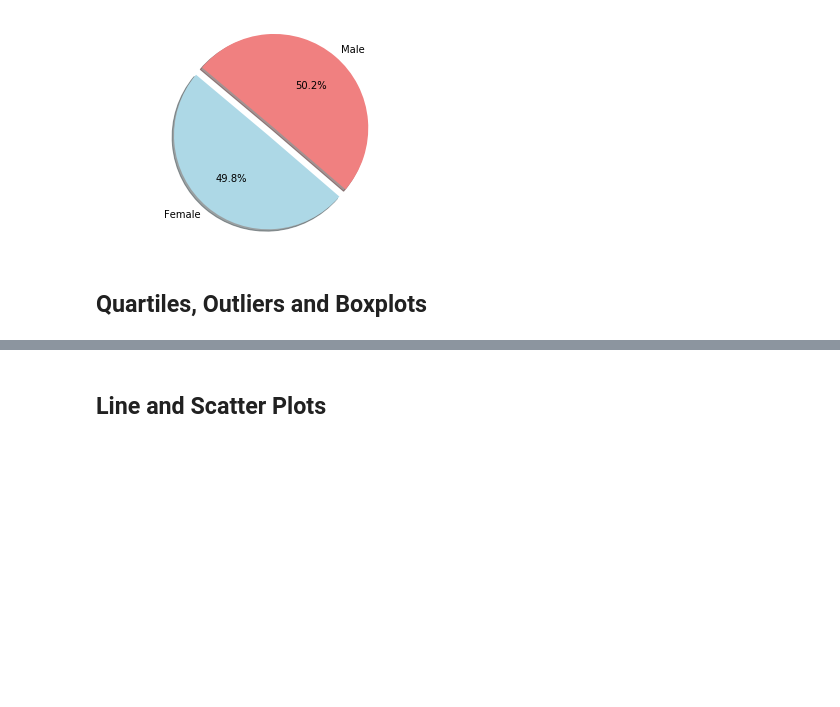
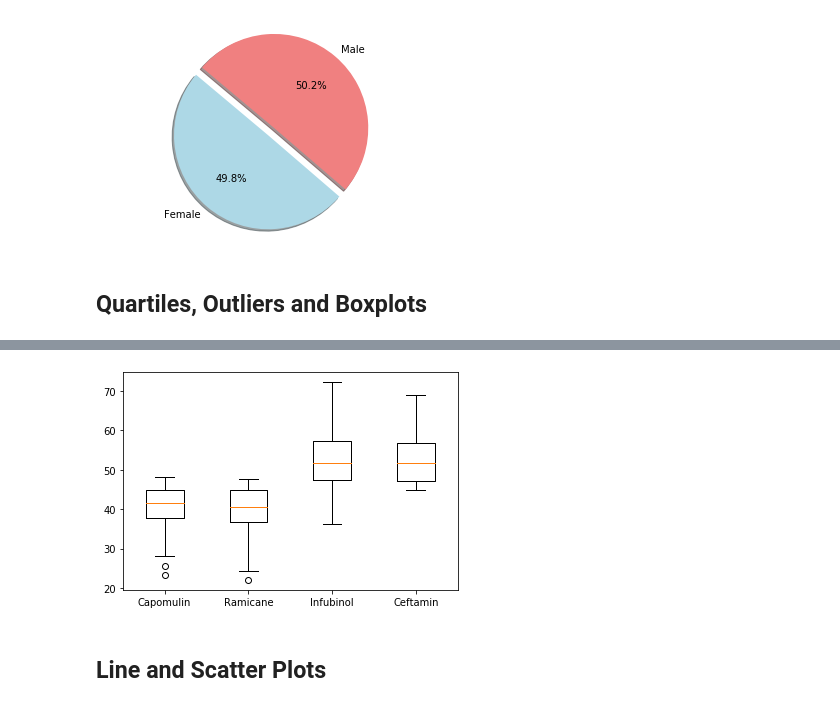
Before and after one commit to Kthomas09/MatplotLib-MatplotLib-Pharmaceutical-Analysis, a Jupyter notebook: Pymaceuticals/pymaceuticals_starter.ipynb, the cells around one changed output, grey strips where cells are left out. Saved outputs shown, nothing was run; the diff lists cells and outputs as text; code cells hidden in the pictures; blank space fills up the shorter version.

```diff
--- a/Pymaceuticals/pymaceuticals_starter.ipynb
+++ b/Pymaceuticals/pymaceuticals_starter.ipynb
@@ -169,8 +197,14 @@ plt.axis("equal")
 # %%
 # Calculate the final tumor volume of each mouse across four of the treatment regimens:
 # Capomulin, Ramicane, Infubinol, and Ceftamin
+final_tumor_vol = cleaned_df[cleaned_df.isin(["Capomulin", "Ramicane", "Infubinol","Ceftamin"])]
+final_tumor_vol = final_tumor_vol.sort_values(["Timepoint"], ascending = True)
+final_tumor_vol
 
 # Start by getting the last (greatest) timepoint for each mouse
-
+greatest_timepoint =cleaned_df.groupby(["Mouse ID"]).max()["Timepoint"]
+greatest_timepoint=greatest_timepoint.reset_index()
 
 # Merge this group df with the original dataframe to get the tumor volume at the last timepoint
+final_tumor_vol = pd.merge(cleaned_df, greatest_timepoint, on = "Mouse ID", how = "left")
+final_tumor_vol
@@ -193,0 +225,18 @@ plt.axis("equal")
+# %%
+# Put treatments into a list for for loop (and later for plot labels)
+drug_regimen = ["Capomulin", "Ramicane", "Infubinol","Ceftamin"]
+tumor_vol_list = []
+
+for drug in drug_regimen:
+    final_tumor_vol=cleaned_df.loc[cleaned_df["Drug Regimen"]==drug, "Tumor Volume (mm3)"]
+    tumor_vol_list.append(final_tumor_vol)
+
+
+    quartiles = final_tumor_vol.quantile([.25,.5,.75])
+    lowerq = quartiles[0.25]
+    upperq = quartiles[0.75]
+    iqr = upperq-lowerq
+    lower_bound = lowerq - (1.5*iqr)
+    upper_bound = upperq + (1.5*iqr)
+    outliers = final_tumor_vol.loc[(final_tumor_vol < lower_bound) | (final_tumor_vol > upper_bound)]
+    print(f"{drug}'s potential outliers: {outliers}")
@@ -194,5 +251,9 @@ plt.axis("equal")
 # %%
 # Generate a box plot of the final tumor volume of each mouse across four regimens of interest
+plt.boxplot(tumor_vol_list, labels= drug_regimen,)
+plt.show()
+# %% [output]
+[figure, added]
 # %% [markdown]
 ## Line and Scatter Plots
 # %%
```
Also changed, not shown: parts of 12 cells of this notebook, 1 other file.
